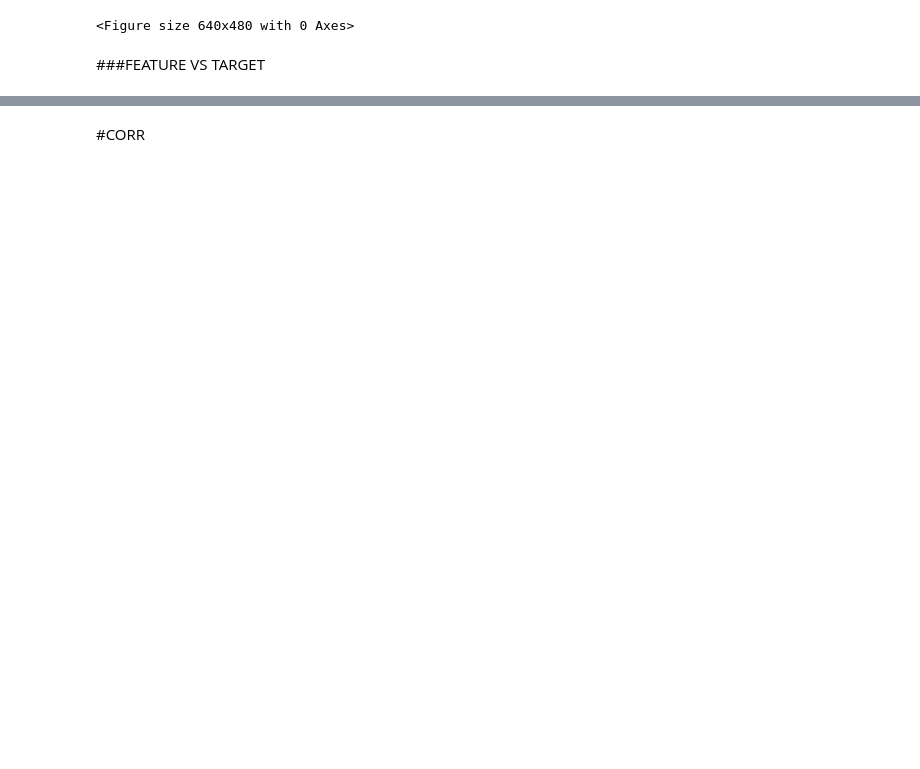
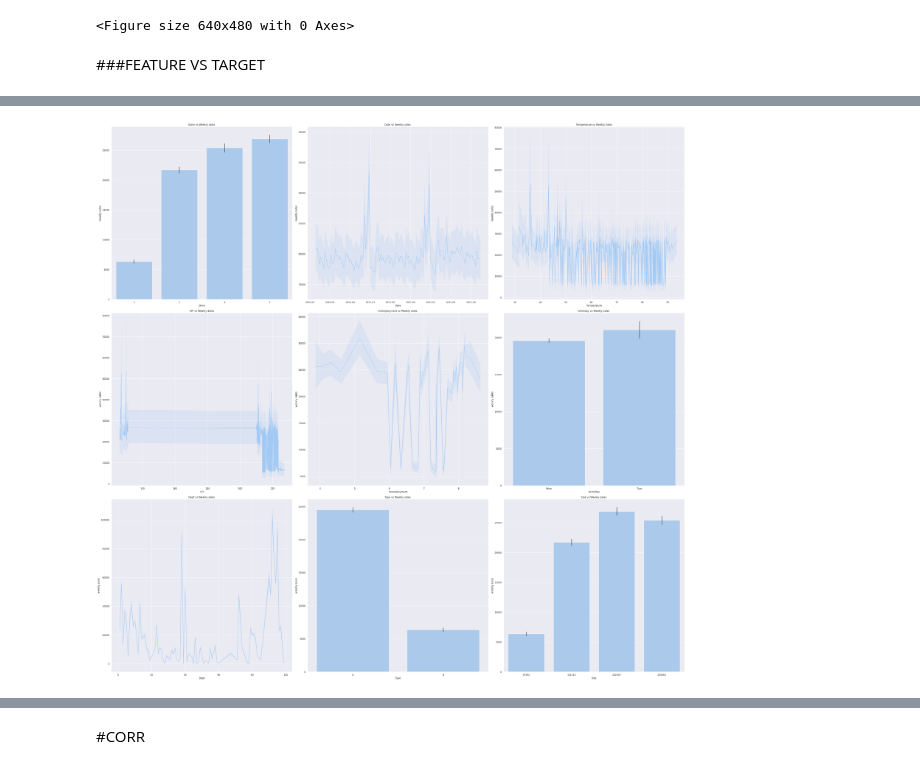
Before and after one commit to Swathi-Thandavarayan/STORE-DATA-PREDICTION, a Jupyter notebook: STORE_DATA_PREDICTION.ipynb, the cells around one changed output, grey strips where cells are left out. Cells and saved outputs as stored; diff of their text form; code cells hidden in the pictures; blank space fills up the shorter version.

```diff
--- a/STORE_DATA_PREDICTION.ipynb
+++ b/STORE_DATA_PREDICTION.ipynb
@@ -655,0 +710,63 @@ plt.tight_layout()
+# %%
+sns.set_theme(style='darkgrid',palette='pastel')
+plt.figure(figsize=(40,50))
+
+plt.subplot(431)
+sns.barplot(x = 'Store',y = 'Weekly_Sales', data=stores_data, order = stores_data.groupby('Store')['Weekly_Sales'].mean().reset_index().sort_values('Weekly_Sales')['Store'])
+plt.xlabel('Store')
+plt.ylabel('weekly sales')
+plt.title('Store vs Weekly sales ')
+
+plt.subplot(432)
+sns.lineplot(x = 'Date',y = 'Weekly_Sales', data=stores_data)
+plt.xlabel('Date')
+plt.ylabel('weekly sales')
+plt.title('Date vs Weekly sales ')
+
+plt.subplot(433)
+sns.lineplot(x = 'Temperature',y = 'Weekly_Sales', data = stores_data)
+plt.xlabel('Temperature')
+plt.ylabel('weekly sales')
+plt.title('Temperature vs Weekly Sales')
+
+plt.subplot(434)
+sns.lineplot(x = 'CPI',y = 'Weekly_Sales', data = stores_data)
+plt.xlabel('CPI')
+plt.ylabel('weekly sales')
+plt.title('CPI vs Weekly Sales')
+
+plt.subplot(435)
+sns.lineplot(x = 'Unemployment',y = 'Weekly_Sales', data=stores_data)
+plt.xlabel('Unemployment')
+plt.ylabel('weekly sales')
+plt.title('Unemployment vs Weekly sales ')
+
+plt.subplot(436)
+sns.barplot(x = 'IsHoliday',y = 'Weekly_Sales', data=stores_data)
+plt.xlabel('IsHoliday')
+plt.ylabel('weekly sales')
+plt.title('IsHoliday vs Weekly sales ')
+
+plt.subplot(437)
+sns.lineplot(x = 'Dept',y = 'Weekly_Sales', data=stores_data)
+plt.xlabel('Dept')
+plt.ylabel('weekly sales')
+plt.title('Dept vs Weekly sales ')
+
+plt.subplot(438)
+sns.barplot(x = 'Type',y = 'Weekly_Sales', data=stores_data)
+plt.xlabel('Type')
+plt.ylabel('weekly sales')
+plt.title('Type vs Weekly sales ')
+
+plt.subplot(439)
+sns.barplot(x = 'Size',y = 'Weekly_Sales', data=stores_data)
+plt.xlabel('Size')
+plt.ylabel('weekly sales')
+plt.title('Size vs Weekly sales ')
+
+
+plt.tight_layout()
+plt.show()
+# %% [output]
+[figure, added]
```
Also changed, not shown: parts of 19 cells of this notebook.
